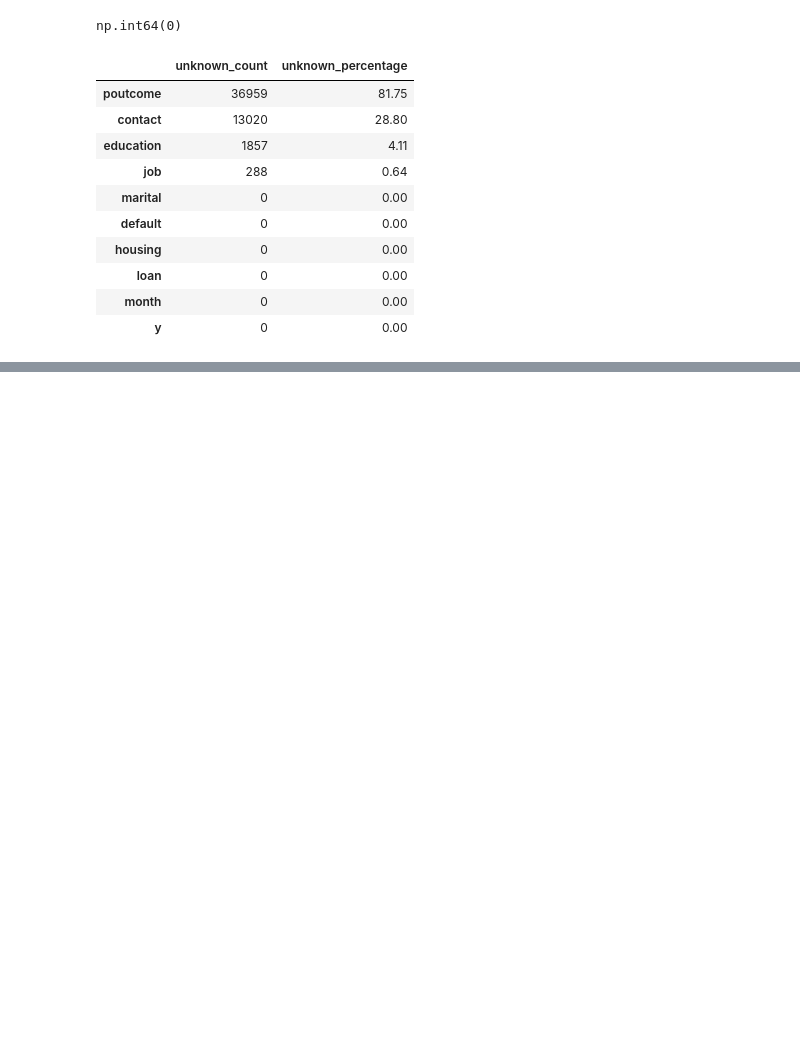
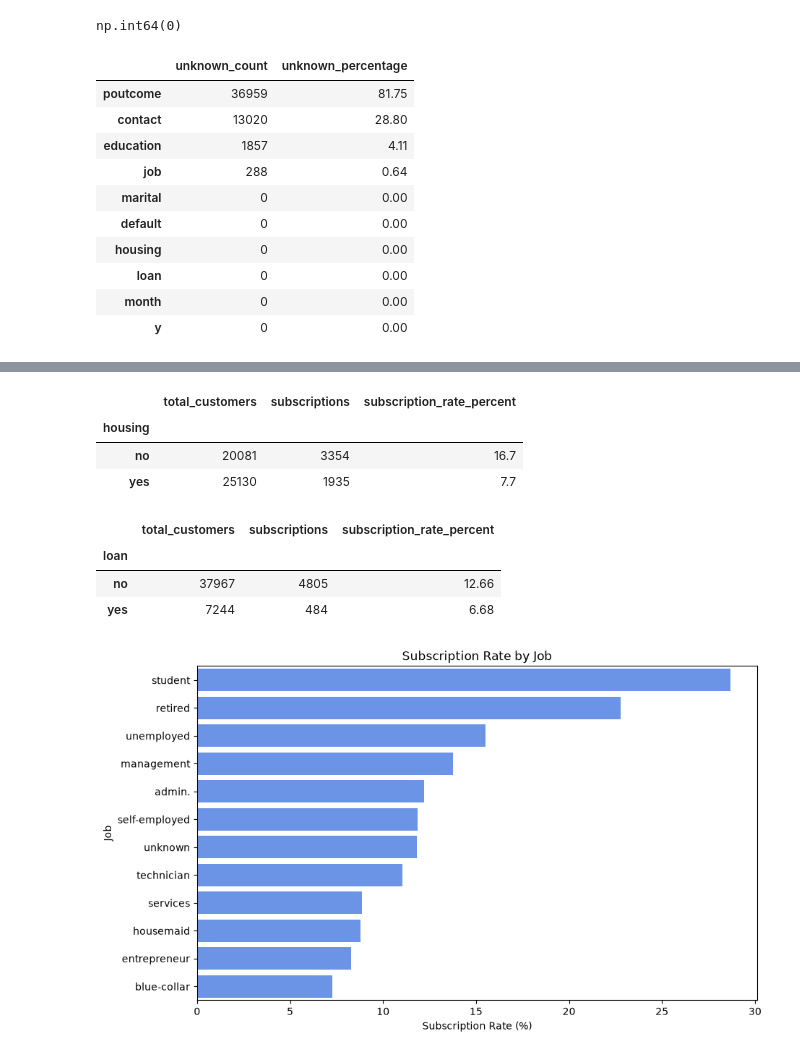
Before and after one commit to sammont22/customer-prediction-ml, a Jupyter notebook: notebooks/01_exploratory_analysis.ipynb, the cells around one changed output, grey strips where cells are left out. Drawn from its saved outputs; the diff is of its cells as text; code cells hidden in the pictures; blank space fills up the shorter version.

```diff
--- a/notebooks/01_exploratory_analysis.ipynb
+++ b/notebooks/01_exploratory_analysis.ipynb
@@ -213,0 +259,20 @@ unknown_summary
+# %%
+def subscription_rate_by_category(column):
+    summary = (
+        df.groupby(column)["y"]
+        .agg(
+            total_customers="size",
+            subscriptions=lambda values: (values == "yes").sum(),
+        )
+    )
+
+    summary["subscription_rate_percent"] = (
+        summary["subscriptions"]
+        / summary["total_customers"]
+        * 100
+    ).round(2)
+
+    return summary.sort_values(
+        "subscription_rate_percent",
+        ascending=False,
+    )
@@ -213,0 +305,35 @@ unknown_summary
+# %%
+subscription_rate_by_category("housing")
+# %% [output]
+|  | total_customers | subscriptions | subscription_rate_percent |
+| housing |  |  |  |
+| no | 20081 | 3354 | 16.7 |
+| yes | 25130 | 1935 | 7.7 |
+# %%
+subscription_rate_by_category("loan")
+# %% [output]
+|  | total_customers | subscriptions | subscription_rate_percent |
+| loan |  |  |  |
+| no | 37967 | 4805 | 12.66 |
+| yes | 7244 | 484 | 6.68 |
+# %%
+job_subscription_rate = (
+    subscription_rate_by_category("job")
+    .reset_index()
+)
+
+plt.figure(figsize=(10, 6))
+
+sns.barplot(
+    data=job_subscription_rate,
+    x="subscription_rate_percent",
+    y="job",
+)
+
+plt.title("Subscription Rate by Job")
+plt.xlabel("Subscription Rate (%)")
+plt.ylabel("Job")
+
+plt.show()
+# %% [output]
+[figure, added]
```
Also changed, not shown: parts of 15 cells of this notebook.
